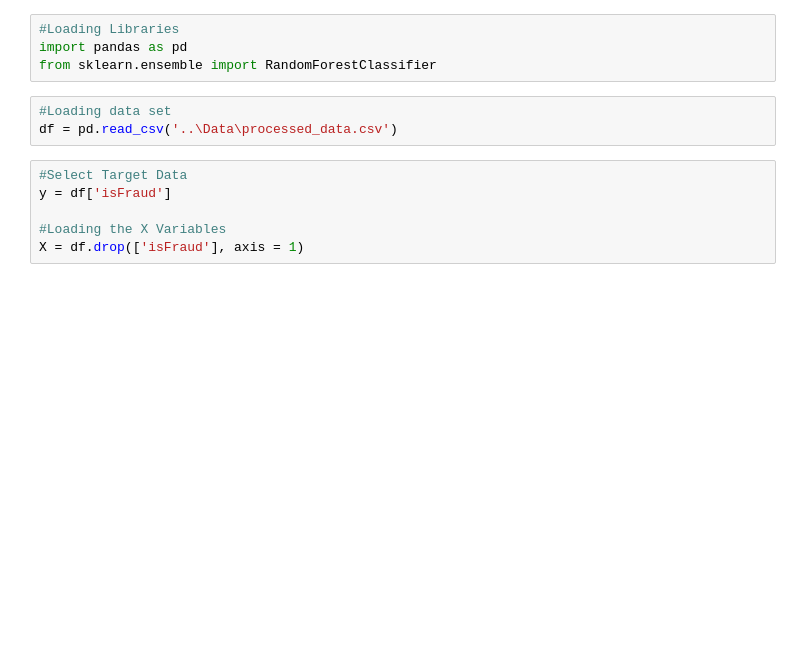
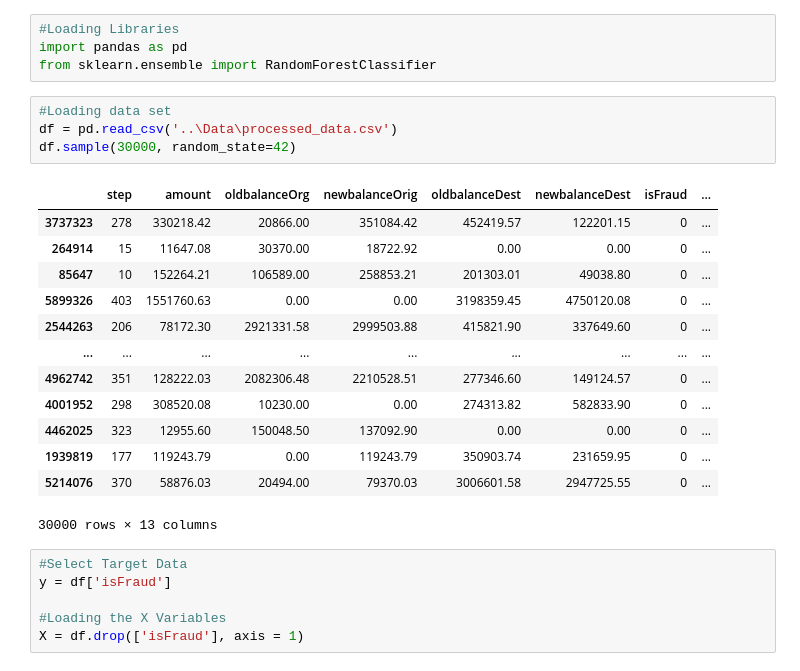
Before and after one commit to JZunaRepo/TLAB, a Jupyter notebook: code/3_Model_creation.ipynb, the cells around one changed output. Drawn from its saved outputs; the diff is of its cells as text; blank space fills up the shorter version.

```diff
--- a/code/3_Model_creation.ipynb
+++ b/code/3_Model_creation.ipynb
@@ -5,6 +5,21 @@ from sklearn.ensemble import RandomForestClassifier
 # %%
 #Loading data set
 df = pd.read_csv('..\Data\processed_data.csv')
+df.sample(30000, random_state=42)
+# %% [output]
+|  | step | amount | oldbalanceOrg | newbalanceOrig | oldbalanceDest | newbalanceDest | isFraud | ... |
+| 3737323 | 278 | 330218.42 | 20866.00 | 351084.42 | 452419.57 | 122201.15 | 0 | ... |
+| 264914 | 15 | 11647.08 | 30370.00 | 18722.92 | 0.00 | 0.00 | 0 | ... |
+| 85647 | 10 | 152264.21 | 106589.00 | 258853.21 | 201303.01 | 49038.80 | 0 | ... |
+| 5899326 | 403 | 1551760.63 | 0.00 | 0.00 | 3198359.45 | 4750120.08 | 0 | ... |
+| 2544263 | 206 | 78172.30 | 2921331.58 | 2999503.88 | 415821.90 | 337649.60 | 0 | ... |
+| ... | ... | ... | ... | ... | ... | ... | ... | ... |
+| 4962742 | 351 | 128222.03 | 2082306.48 | 2210528.51 | 277346.60 | 149124.57 | 0 | ... |
+| 4001952 | 298 | 308520.08 | 10230.00 | 0.00 | 274313.82 | 582833.90 | 0 | ... |
+| 4462025 | 323 | 12955.60 | 150048.50 | 137092.90 | 0.00 | 0.00 | 0 | ... |
+| 1939819 | 177 | 119243.79 | 0.00 | 119243.79 | 350903.74 | 231659.95 | 0 | ... |
+| 5214076 | 370 | 58876.03 | 20494.00 | 79370.03 | 3006601.58 | 2947725.55 | 0 | ... |
+30000 rows × 13 columns
 # %%
 #Select Target Data
 y = df['isFraud']
```
Also changed, not shown: parts of 1 cell of this notebook, 2 other files.
